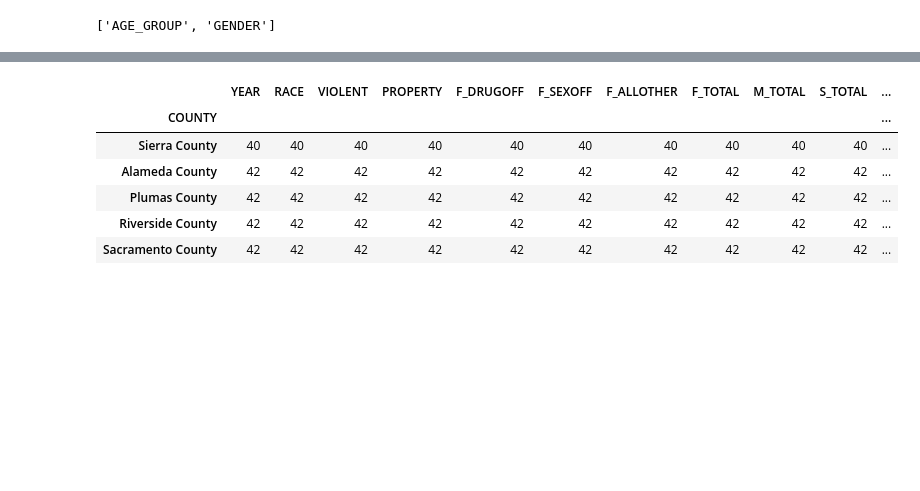
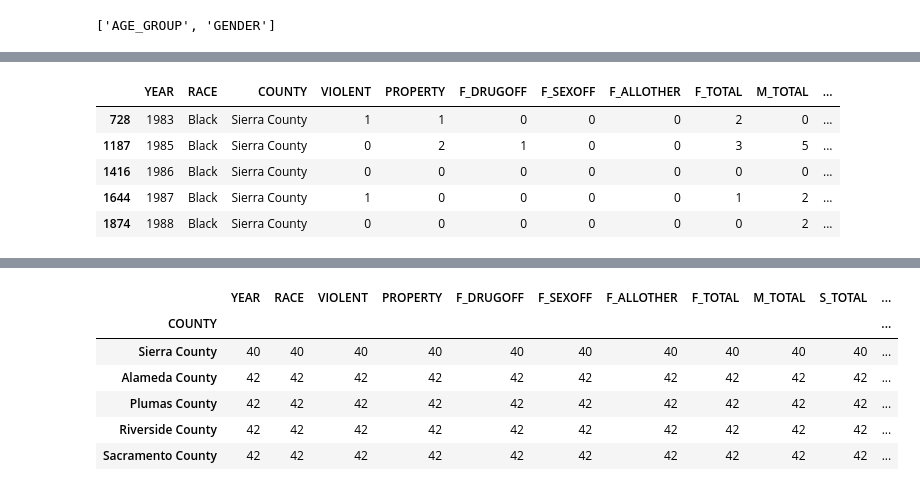
Before and after one commit to xianchiz/IDS_720_Groupby, a Jupyter notebook: exercise_groupby.ipynb, the cells around one changed output, grey strips where cells are left out. Drawn from its saved outputs; the diff is of its cells as text; code cells hidden in the pictures; blank space fills up the shorter version.

```diff
--- a/exercise_groupby.ipynb
+++ b/exercise_groupby.ipynb
@@ -397,0 +334,12 @@ ex4_num_rows.loc[len(ex4_num_rows)] = [1984,'Black','Mariposa County',0,0,0,0,0,
+# %%
+county_year_race[
+    (county_year_race["COUNTY"] == "Sierra County")
+    & (county_year_race["RACE"] == "Black")
+].head()
+# %% [output]
+|  | YEAR | RACE | COUNTY | VIOLENT | PROPERTY | F_DRUGOFF | F_SEXOFF | F_ALLOTHER | F_TOTAL | M_TOTAL | ... |
+| 728 | 1983 | Black | Sierra County | 1 | 1 | 0 | 0 | 0 | 2 | 0 | ... |
+| 1187 | 1985 | Black | Sierra County | 0 | 2 | 1 | 0 | 0 | 3 | 5 | ... |
+| 1416 | 1986 | Black | Sierra County | 0 | 0 | 0 | 0 | 0 | 0 | 0 | ... |
+| 1644 | 1987 | Black | Sierra County | 1 | 0 | 0 | 0 | 0 | 1 | 2 | ... |
+| 1874 | 1988 | Black | Sierra County | 0 | 0 | 0 | 0 | 0 | 0 | 2 | ... |
```
Also changed, not shown: parts of 103 cells of this notebook.
